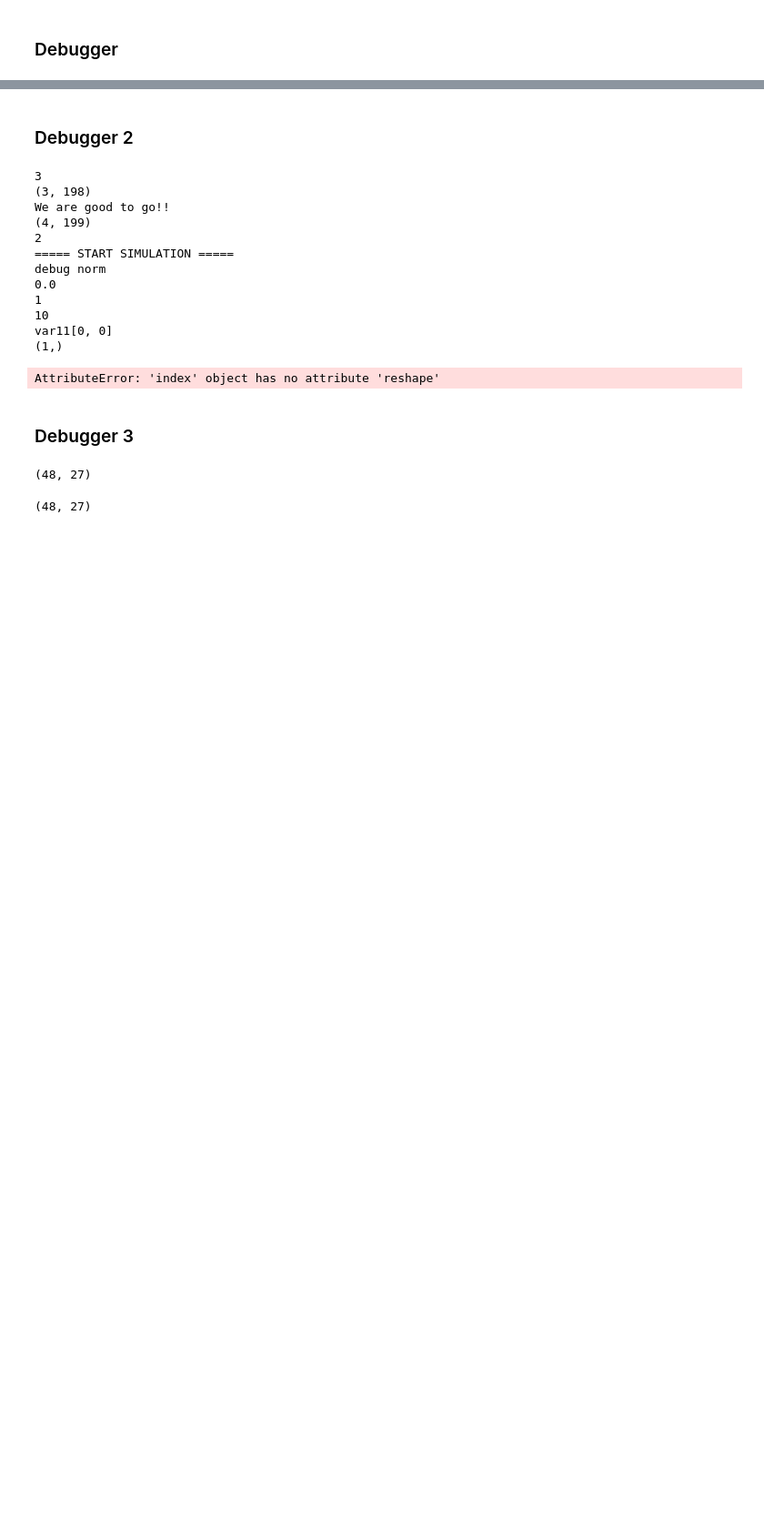
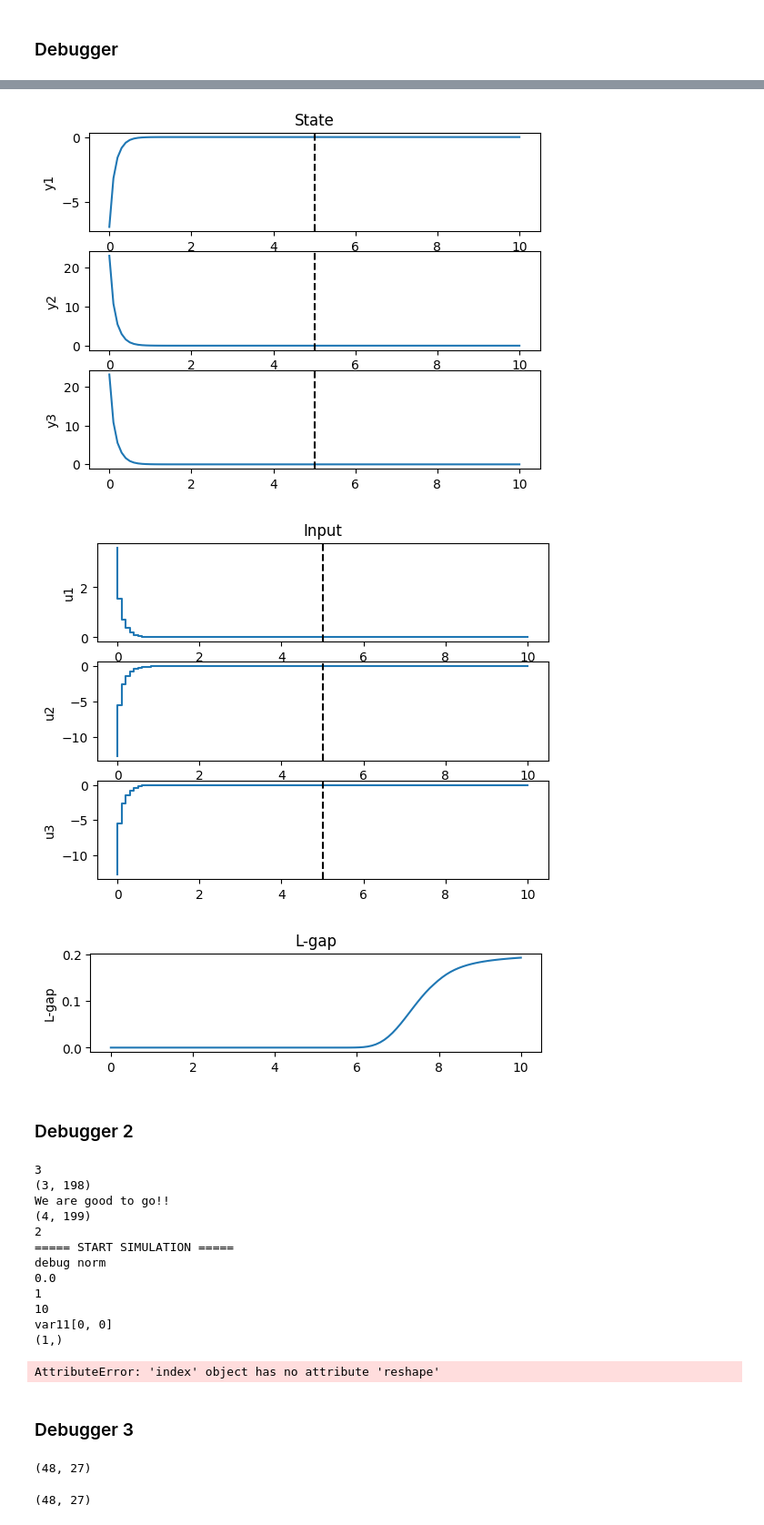
Before and after one commit to pSujet/DeepC, a Jupyter notebook: main_deepc.ipynb, the cells around one changed output, grey strips where cells are left out. Shown at 91% size. Cells and saved outputs as stored; diff of their text form; code cells hidden in the pictures; blank space fills up the shorter version.

```diff
--- a/main_deepc.ipynb
+++ b/main_deepc.ipynb
@@ -262,3 +248,57 @@ plt.show()
+# %%
+# Plot system evolution
+y_plot = plt.figure(1)
+time = np.linspace(0,t_sim,n_sim+1)
+
+plt.subplot(311)
+plt.plot(time,xLog[0,:])
+plt.axvline(x=t_change, color='k', ls='--')
+plt.ylabel('y1')
+plt.title('State')
+
+plt.subplot(312)
+plt.plot(time,xLog[1,:])
+plt.axvline(x=t_change, color='k', ls='--')
+plt.ylabel('y2')
+
+plt.subplot(313)
+plt.plot(time,xLog[2,:])
+plt.axvline(x=t_change, color='k', ls='--')
+plt.ylabel('y3')
+
+
+# Plot input evolution
+u_plot = plt.figure(2)
+time = np.linspace(0,t_sim,n_sim);
+plt.subplot(311)
+plt.step(time,uLog[0,:])
+plt.axvline(x=t_change, color='k', ls='--')
+plt.ylabel('u1')
+plt.title('Input')
+
+plt.subplot(312)
+plt.step(time,uLog[1,:])
+plt.axvline(x=t_change, color='k', ls='--')
+plt.ylabel('u2')
+
+plt.subplot(313)
+plt.step(time,uLog[2,:])
+plt.axvline(x=t_change, color='k', ls='--')
+plt.ylabel('u3')
+
+# Plot subspace tracking
+sst_plot = plt.figure(3)
+time = np.linspace(0,t_sim,n_sim);
+plt.subplot(311)
+plt.plot(time,subspaceLog[0,:])
+plt.ylabel('L-gap')
+plt.title('L-gap')
+
+plt.show()
+# %% [output]
+[figure, added]
+[figure, added]
+[figure, added]
 # %% [markdown]
 ### Debugger 2
 # %%
```
Also changed, not shown: parts of 2 cells of this notebook, 36 other files.
